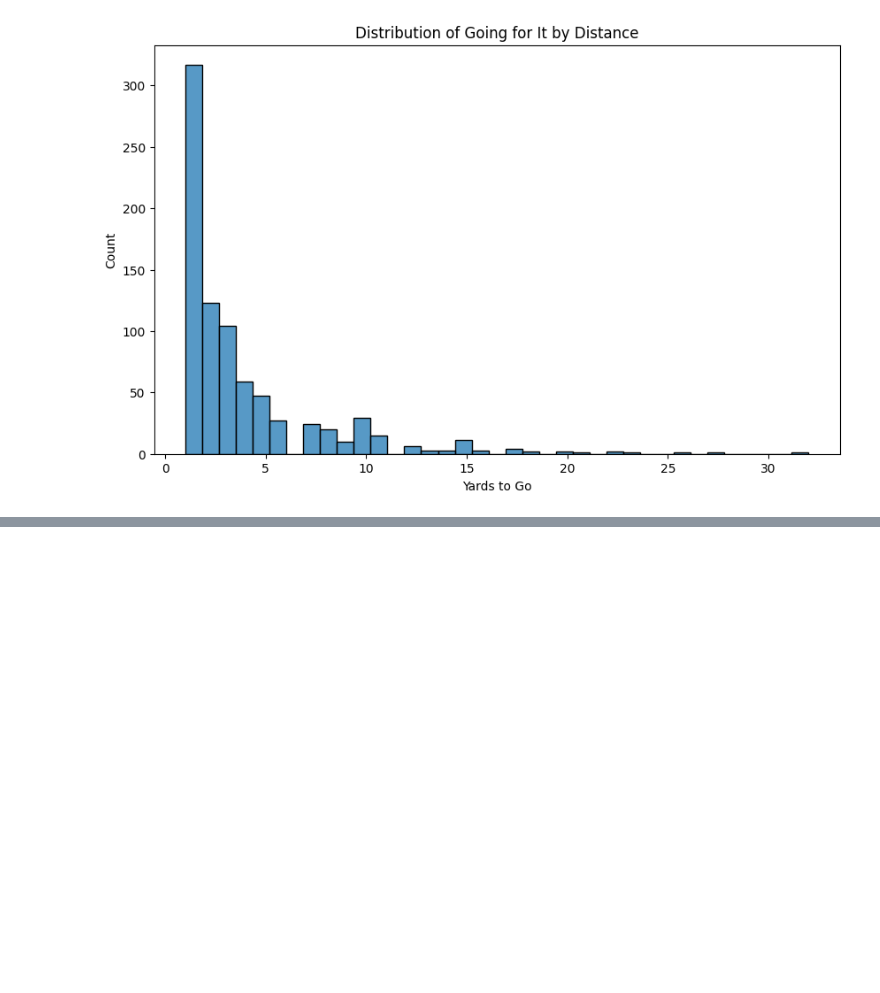
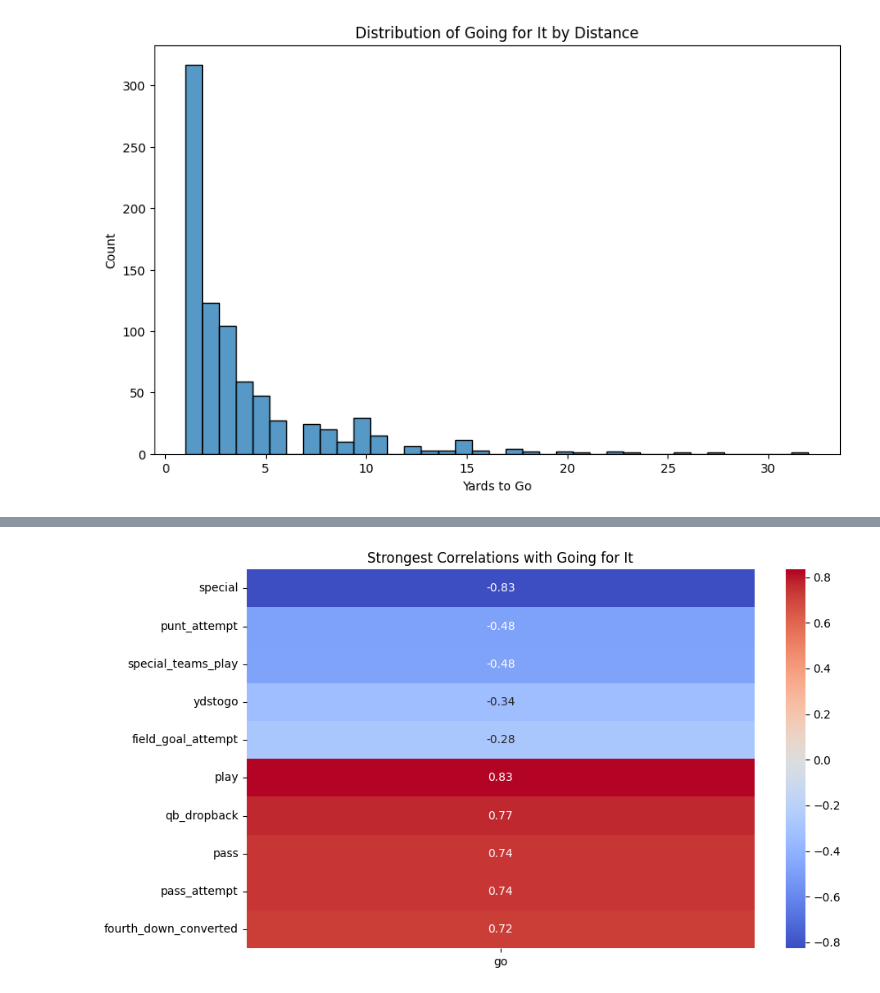
Before and after one commit to govrahul/nfl_fourth_down_analyzer, a Jupyter notebook: initial_analysis.ipynb, the cells around one changed output, grey strips where cells are left out. Saved outputs shown, nothing was run; the diff lists cells and outputs as text; code cells hidden in the pictures; blank space fills up the shorter version.

```diff
--- a/initial_analysis.ipynb
+++ b/initial_analysis.ipynb
@@ -92,0 +118,23 @@ plt.show()
+# %%
+corr = (
+    numeric_df
+    .corr()['go']
+    .drop('go')  # remove self-correlation
+)
+
+extreme_corr = pd.concat([
+    corr.nsmallest(5),  # lowest (most negative)
+    corr.nlargest(5)   # highest (most positive)
+])
+
+plt.figure(figsize=(10, 6))
+sns.heatmap(
+    extreme_corr.to_frame(),
+    annot=True,
+    cmap='coolwarm',
+    center=0
+)
+plt.title('Strongest Correlations with Going for It')
+plt.show()
+# %% [output]
+[figure, added]
```
Also changed, not shown: parts of 3 cells of this notebook.
